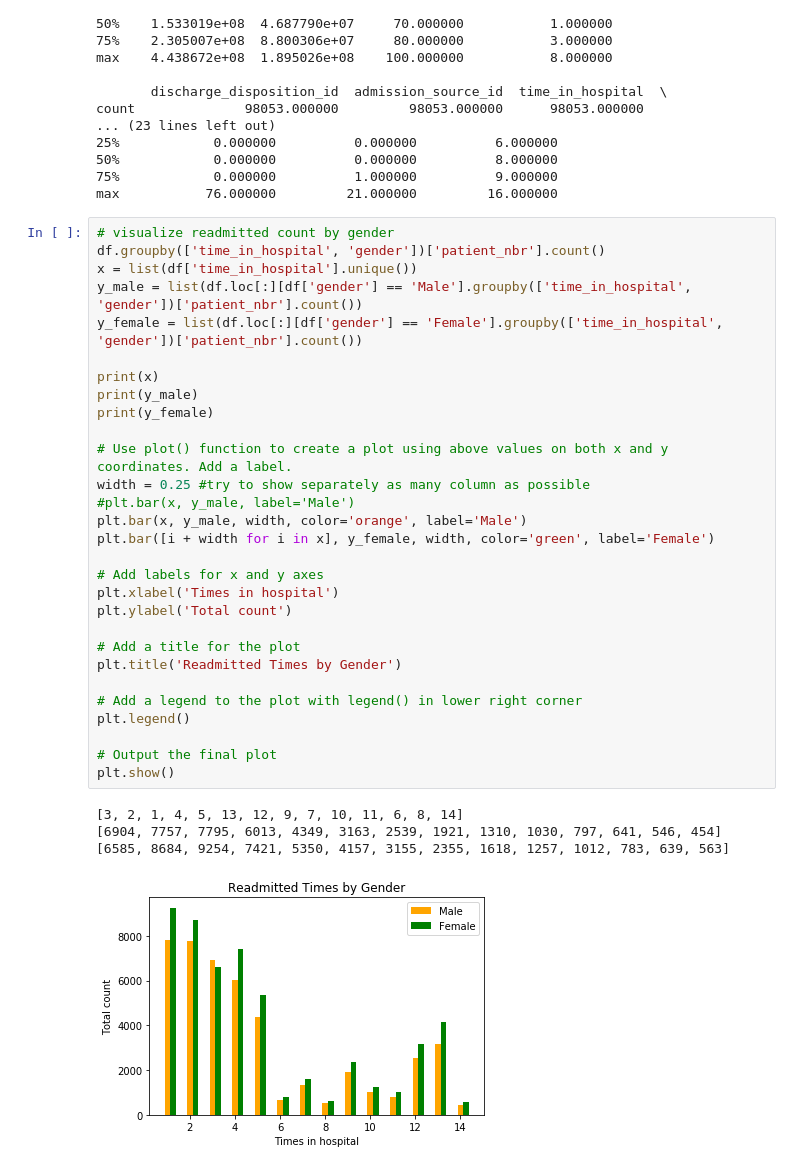
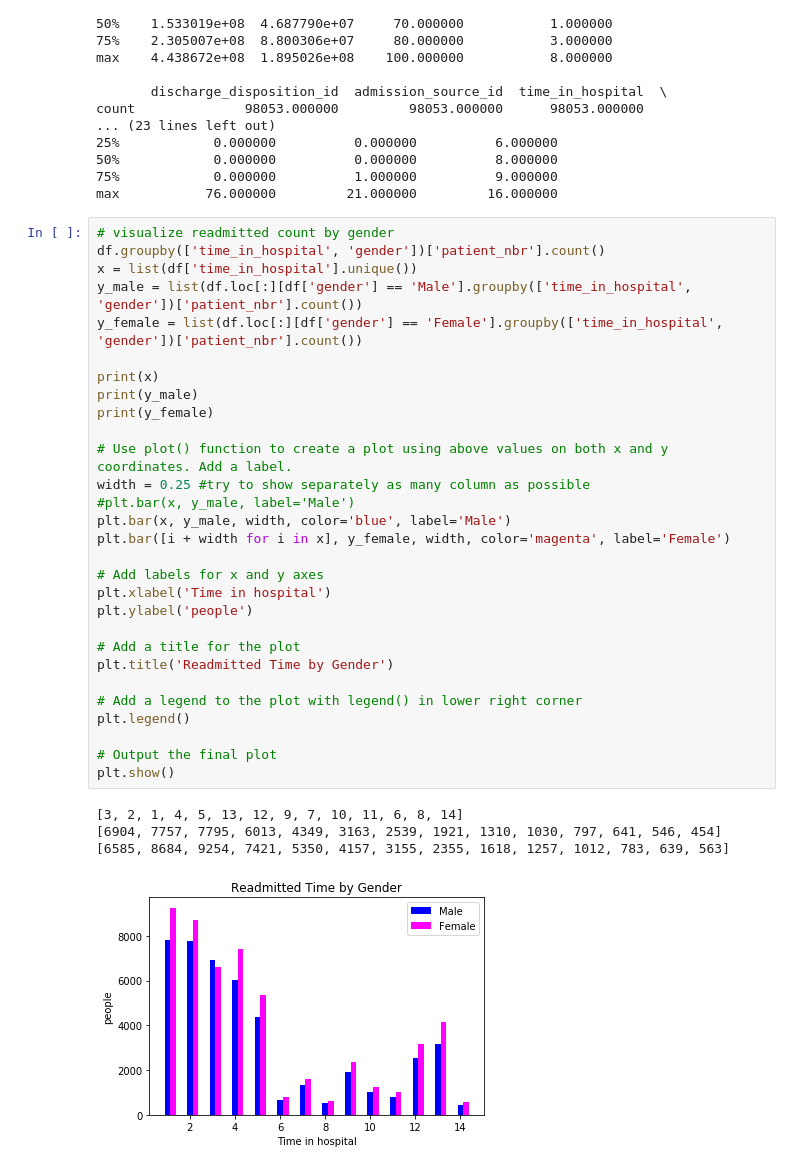
Before and after one commit to MaiaNgo/ds-project-01, a Jupyter notebook: maia/cleaning_data_and_visualization.ipynb, the cells around one changed output. Cells and saved outputs as stored; diff of their text form.

Commit message:
update label & change colorgraph

```diff
--- a/maia/cleaning_data_and_visualization.ipynb
+++ b/maia/cleaning_data_and_visualization.ipynb
@@ -447,37 +447,37 @@ max           76.000000         21.000000         16.000000
 # %%
 # visualize readmitted count by gender
 df.groupby(['time_in_hospital', 'gender'])['patient_nbr'].count()
 x = list(df['time_in_hospital'].unique())
 y_male = list(df.loc[:][df['gender'] == 'Male'].groupby(['time_in_hospital', 'gender'])['patient_nbr'].count())
 y_female = list(df.loc[:][df['gender'] == 'Female'].groupby(['time_in_hospital', 'gender'])['patient_nbr'].count())
 
 print(x)
 print(y_male)
 print(y_female)
 
 # Use plot() function to create a plot using above values on both x and y coordinates. Add a label.
 width = 0.25 #try to show separately as many column as possible
 #plt.bar(x, y_male, label='Male')
-plt.bar(x, y_male, width, color='orange', label='Male')
-plt.bar([i + width for i in x], y_female, width, color='green', label='Female')
+plt.bar(x, y_male, width, color='blue', label='Male')
+plt.bar([i + width for i in x], y_female, width, color='magenta', label='Female')
 
 # Add labels for x and y axes
-plt.xlabel('Times in hospital')
-plt.ylabel('Total count')
+plt.xlabel('Time in hospital')
+plt.ylabel('people')
 
 # Add a title for the plot
-plt.title('Readmitted Times by Gender')
+plt.title('Readmitted Time by Gender')
 
 # Add a legend to the plot with legend() in lower right corner
 plt.legend()
 
 # Output the final plot
 plt.show()
 # %% [output]
 [3, 2, 1, 4, 5, 13, 12, 9, 7, 10, 11, 6, 8, 14]
 [6904, 7757, 7795, 6013, 4349, 3163, 2539, 1921, 1310, 1030, 797, 641, 546, 454]
 [6585, 8684, 9254, 7421, 5350, 4157, 3155, 2355, 1618, 1257, 1012, 783, 639, 563]
-[figure, old version]
+[figure, new version]
 # %%
 # visualize readmitted count by gender
 df.groupby(['age', 'readmitted'])['patient_nbr'].count()
```
Also changed, not shown: parts of 2 cells of this notebook.
